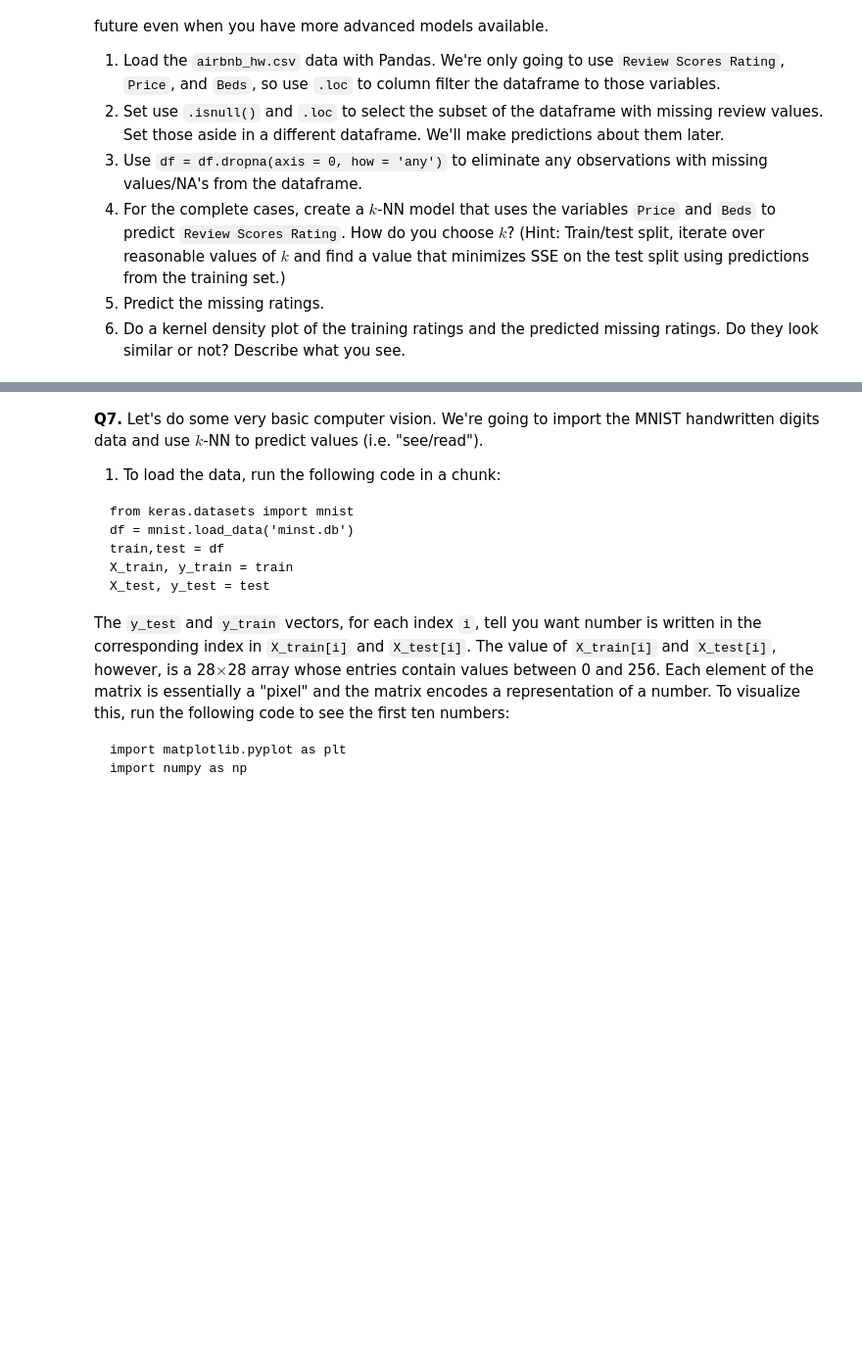
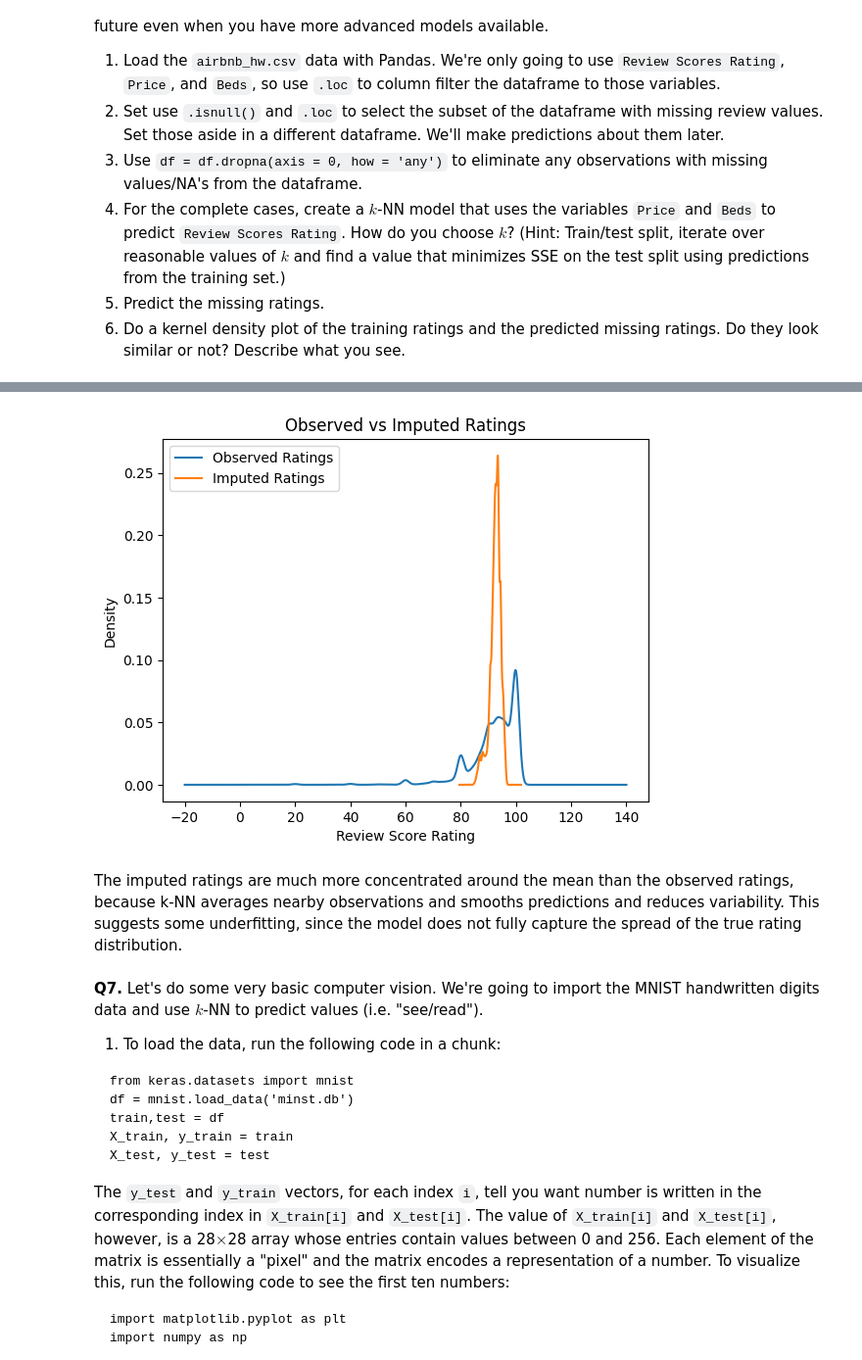
Before and after one commit to yxqin06/undergrad_ml_assignments, a Jupyter notebook: 02_assignment_knn.ipynb, the cells around one changed output, grey strips where cells are left out. Shown at 98% size. Cells and saved outputs as stored; diff of their text form; code cells hidden in the pictures; blank space fills up the shorter version.

```diff
--- a/02_assignment_knn.ipynb
+++ b/02_assignment_knn.ipynb
@@ -102,0 +389,24 @@ There are 30,478 observations, but only 22,155 ratings. We're going to build a k
+# %%
+airbnb_missing = airbnb_missing.dropna(subset=['Price', 'Beds'])
+scaler_air = StandardScaler()
+
+X_train_scaled_air = scaler_air.fit_transform(X_train)
+X_test_scaled_air = scaler_air.transform(X_test)
+
+# Scale full complete dataset
+X_full = airbnb_clean[['Price', 'Beds']]
+y_full = airbnb_clean['Review Scores Rating']
+
+scaler_full = StandardScaler()
+X_full_scaled = scaler_full.fit_transform(X_full)
+
+# Train final model
+best_knn = KNeighborsRegressor(n_neighbors=best_k)
+best_knn.fit(X_full_scaled, y_full)
+
+X_missing = airbnb_missing[['Price', 'Beds']]
+X_missing_scaled = scaler_full.transform(X_missing)
+
+airbnb_missing['Imputed Rating'] = best_knn.predict(X_missing_scaled)
+
+print(airbnb_missing.head())
@@ -103,3 +431,17 @@ There are 30,478 observations, but only 22,155 ratings. We're going to build a k
+# %%
+plt.figure()
+
+y_air.plot(kind='kde', label='Observed Ratings')
+airbnb_missing['Imputed Rating'].plot(kind='kde', label='Imputed Ratings')
+
+plt.legend()
+plt.title("Observed vs Imputed Ratings")
+plt.xlabel("Review Score Rating")
+plt.show()
+# %% [output]
+[figure, added]
+# %% [markdown]
+The imputed ratings are much more concentrated around the mean than the observed ratings, because k-NN averages nearby observations and smooths predictions and reduces variability. This suggests some underfitting, since the model does not fully capture the spread of the true rating distribution.
 # %% [markdown]
 **Q7.** Let's do some very basic computer vision. We're going to import the MNIST handwritten digits data and use $k$-NN to predict values (i.e. "see/read").
 
```
Also changed, not shown: parts of 17 cells of this notebook.
